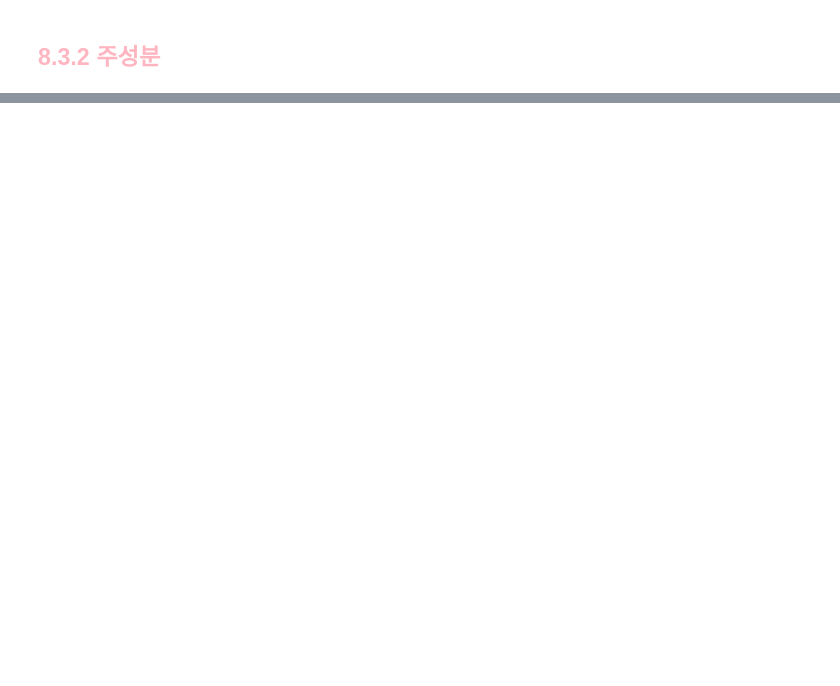
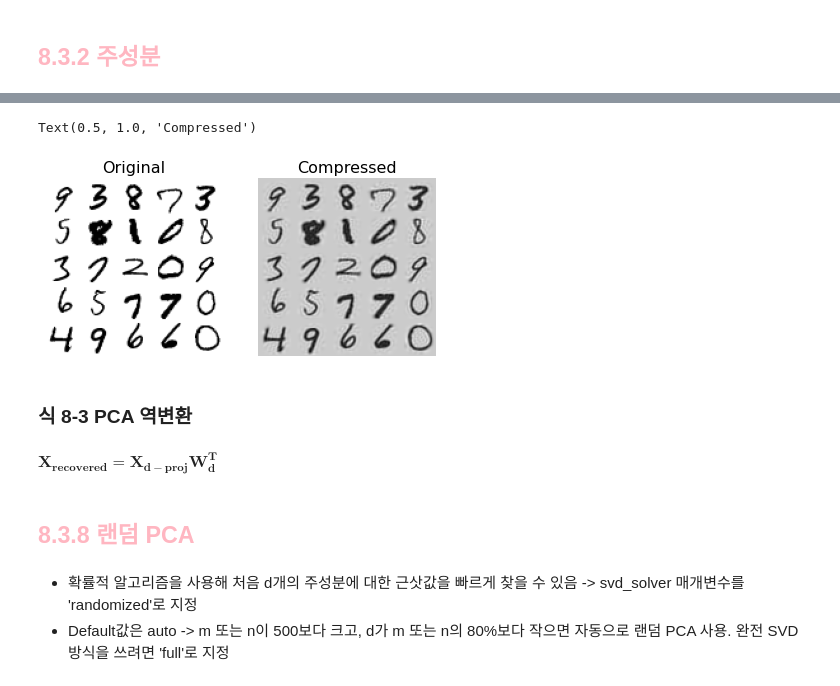
Before and after one commit to hyerim02/Hands-on, a Jupyter notebook: 1-8 차원축소/1-8 차원축소-블로그용-2.ipynb, the cells around one changed output, grey strips where cells are left out. Drawn from its saved outputs; the diff is of its cells as text; code cells hidden in the pictures; blank space fills up the shorter version.

```diff
--- a/1-8 차원축소/1-8 차원축소-블로그용-2.ipynb
+++ b/1-8 차원축소/1-8 차원축소-블로그용-2.ipynb
@@ -21,0 +139,45 @@ https://github.com/mk0715/Share-File/blob/main/Chapter%208/08_dimensionality_red
+# %%
+pca = PCA(n_components=154)
+X_reduced = pca.fit_transform(X_train)
+X_recovered = pca.inverse_transform(X_reduced)
+# %%
+def plot_digits(instances, images_per_row=5, **options):
+    size = 28
+    images_per_row = min(len(instances), images_per_row)
+    # n_rows = ceil(len(instances) / images_per_row) 와 동일합니다:
+    n_rows = (len(instances) - 1) // images_per_row + 1
+
+    # 필요하면 그리드 끝을 채우기 위해 빈 이미지를 추가합니다:
+    n_empty = n_rows * images_per_row - len(instances)
+    padded_instances = np.concatenate([instances, np.zeros((n_empty, size * size))], axis=0)
+
+    # 배열의 크기를 바꾸어 28×28 이미지를 담은 그리드로 구성합니다:
+    image_grid = padded_instances.reshape((n_rows, images_per_row, size, size))
+
+    # 축 0(이미지 그리드의 수직축)과 2(이미지의 수직축)를 합치고 축 1과 3(두 수평축)을 합칩니다.
+    # 먼저 transpose()를 사용해 결합하려는 축을 옆으로 이동한 다음 합칩니다:
+    big_image = image_grid.transpose(0, 2, 1, 3).reshape(n_rows * size,
+                                                         images_per_row * size)
+    # 하나의 큰 이미지를 얻었으므로 출력하면 됩니다:
+    plt.imshow(big_image, cmap = mpl.cm.binary, **options)
+    plt.axis("off")
+# %%
+plt.figure(figsize=(7, 4))
+plt.subplot(121)
+plot_digits(X_train[::2100])
+plt.title("Original", fontsize=16)
+plt.subplot(122)
+plot_digits(X_recovered[::2100])
+plt.title("Compressed", fontsize=16)
+# %% [output]
+Text(0.5, 1.0, 'Compressed')
+[figure, added]
+# %% [markdown]
+### 식 8-3 PCA 역변환
+# %% [markdown]
+$\mathbf{X_{recovered}}=\mathbf{X_{d-proj}}\mathbf{W_d^T}$
+# %% [markdown]
+## <span style="color:lightpink">8.3.8 랜덤 PCA</span>
+# %% [markdown]
+- 확률적 알고리즘을 사용해 처음 d개의 주성분에 대한 근삿값을 빠르게 찾을 수 있음 -> svd_solver 매개변수를 'randomized'로 지정
+- Default값은 auto -> m 또는 n이 500보다 크고, d가 m 또는 n의 80%보다 작으면 자동으로 랜덤 PCA 사용. 완전 SVD 방식을 쓰려면 'full'로 지정
```
Also changed, not shown: parts of 35 cells of this notebook.
